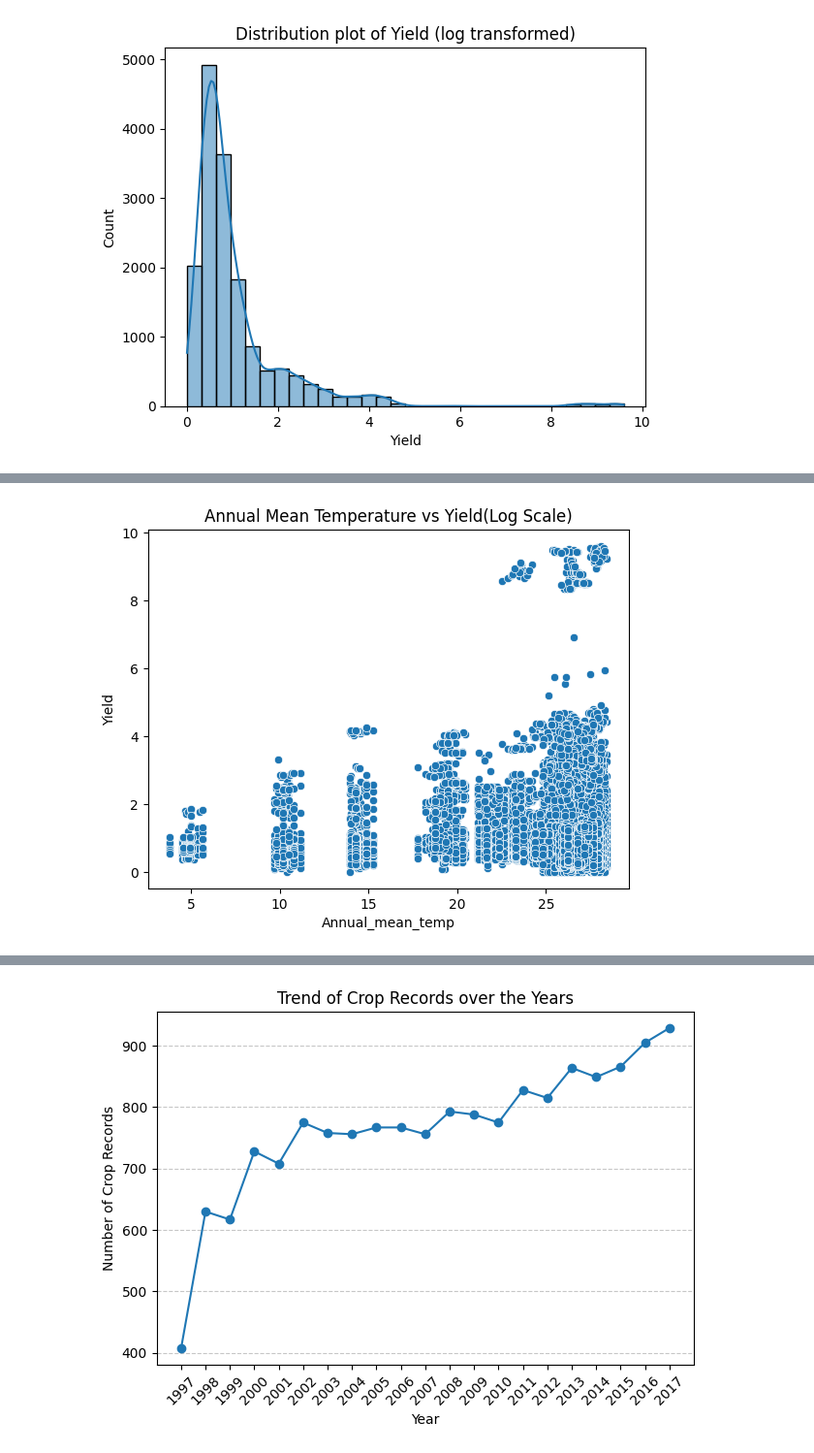
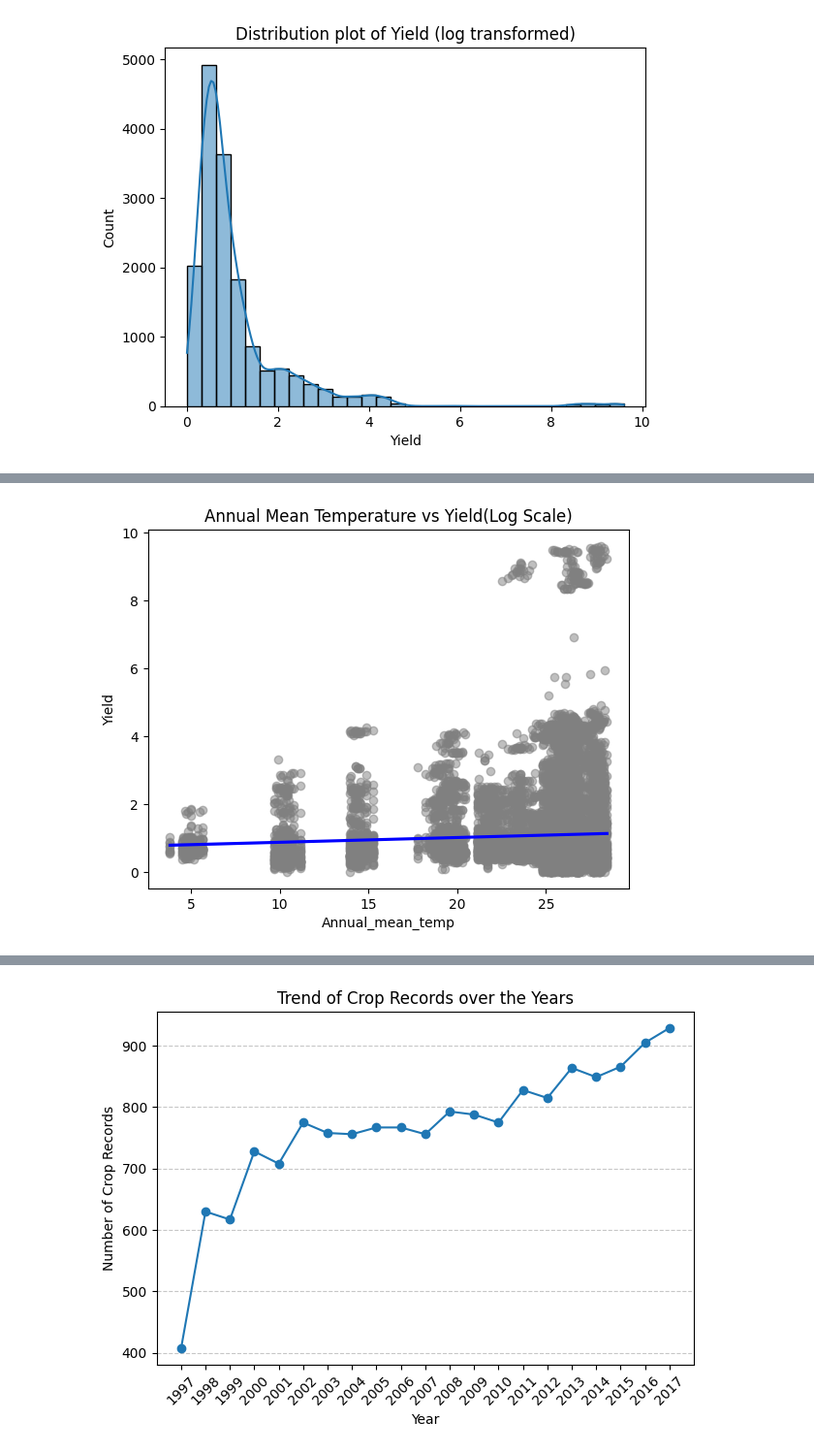
Before and after one commit to Sneha-s-kumarr/ICTAK_DSA_FinalProject, a Jupyter notebook: Crop_Yield_prediction_regression_task.ipynb, the cells around one changed output, grey strips where cells are left out. Shown at 97% size. Drawn from its saved outputs; the diff is of its cells as text; code cells hidden in the pictures.

```diff
--- a/Crop_Yield_prediction_regression_task.ipynb
+++ b/Crop_Yield_prediction_regression_task.ipynb
@@ -369,6 +376,12 @@ plt.show()
 # %%
-sns.scatterplot(x= yield_df.Annual_mean_temp, y= np.log1p(yield_df.Yield))
+# sns.scatterplot(x= yield_df.Annual_mean_temp, y= np.log1p(yield_df.Yield))
+sns.regplot (
+    x= yield_df.Annual_mean_temp,
+    y= np.log1p(yield_df.Yield),
+    scatter_kws= {'alpha':0.5, 'color':'grey'},
+    line_kws= {'color':'blue'}
+)
 plt.title('Annual Mean Temperature vs Yield(Log Scale)')
 plt.show()
 # %% [output]
-[figure, old version]
+[figure, new version]
```
Also changed, not shown: parts of 6 cells of this notebook.
